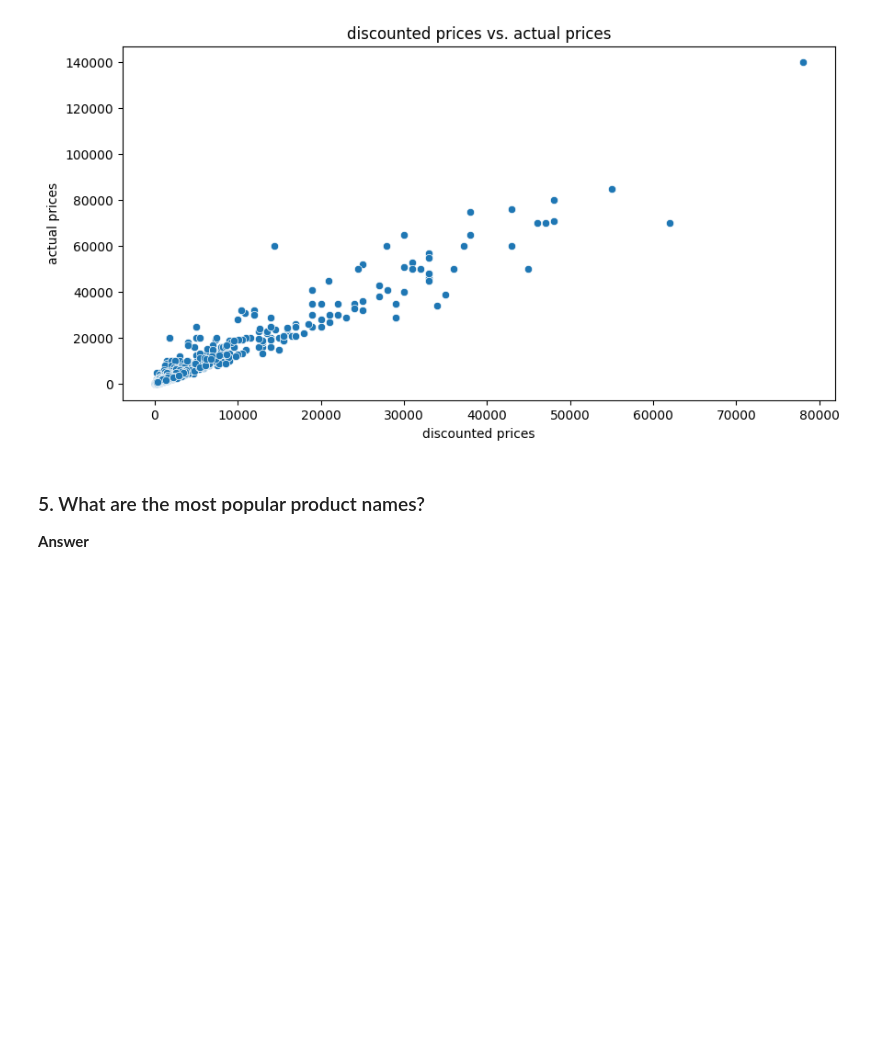
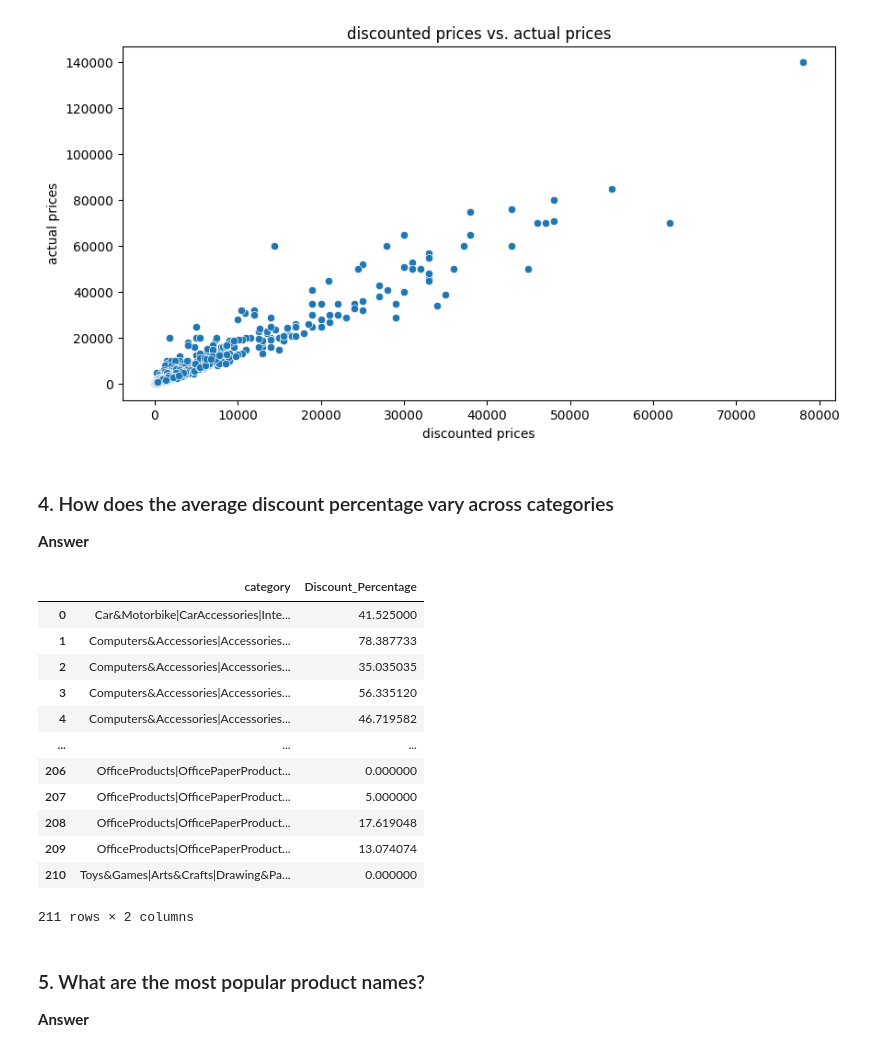
Before and after one commit to AjayKumar095/Data-Science-Masters, a Jupyter notebook: EDA_On_Amazon_Sales_Data_and_Spotify_Data/EDA_Amazon_Sales_Data.ipynb, the cells around one changed output. Drawn from its saved outputs; the diff is of its cells as text; code cells hidden in the pictures; blank space fills up the shorter version.

```diff
--- a/EDA_On_Amazon_Sales_Data_and_Spotify_Data/EDA_Amazon_Sales_Data.ipynb
+++ b/EDA_On_Amazon_Sales_Data_and_Spotify_Data/EDA_Amazon_Sales_Data.ipynb
@@ -120,6 +131,32 @@ plt.ylabel('actual prices')
 plt.show()
 # %% [output]
 [figure]
+# %% [markdown]
+<h3>4. How does the average discount percentage vary across categories</h3>
+<p><b>Answer</b></p>
+# %%
+amz_df['Discount_Percentage'] = ((amz_df['actual_price'] - amz_df['discounted_price']) / amz_df['actual_price']) * 100
+
+# Group by 'Category' and calculate average discount percentage
+average_discount_by_category = amz_df.groupby('category')['Discount_Percentage'].mean().reset_index()
+
+df_average_discounts = pd.DataFrame(average_discount_by_category)
+# Display the average discount percentage by category
+df_average_discounts
+# %% [output]
+|  | category | Discount_Percentage |
+| 0 | Car&Motorbike|CarAccessories|Inte... | 41.525000 |
+| 1 | Computers&Accessories|Accessories... | 78.387733 |
+| 2 | Computers&Accessories|Accessories... | 35.035035 |
+| 3 | Computers&Accessories|Accessories... | 56.335120 |
+| 4 | Computers&Accessories|Accessories... | 46.719582 |
+| ... | ... | ... |
+| 206 | OfficeProducts|OfficePaperProduct... | 0.000000 |
+| 207 | OfficeProducts|OfficePaperProduct... | 5.000000 |
+| 208 | OfficeProducts|OfficePaperProduct... | 17.619048 |
+| 209 | OfficeProducts|OfficePaperProduct... | 13.074074 |
+| 210 | Toys&Games|Arts&Crafts|Drawing&Pa... | 0.000000 |
+211 rows × 2 columns
 # %% [markdown]
 <h3>5.  What are the most popular product names?</h3>
 <p><b>Answer</b></p>
```
Also changed, not shown: parts of 3 cells of this notebook, 1 other file.
